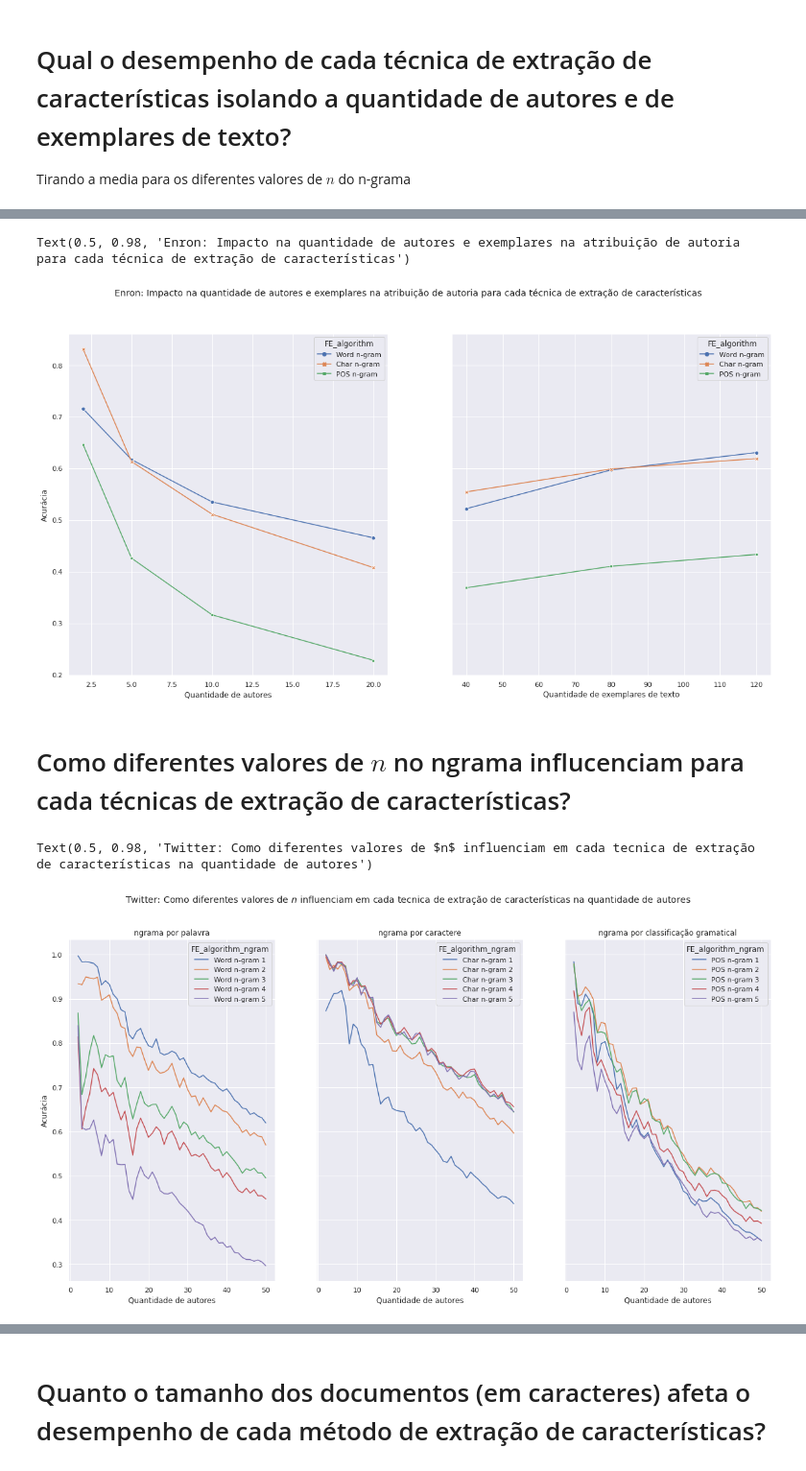
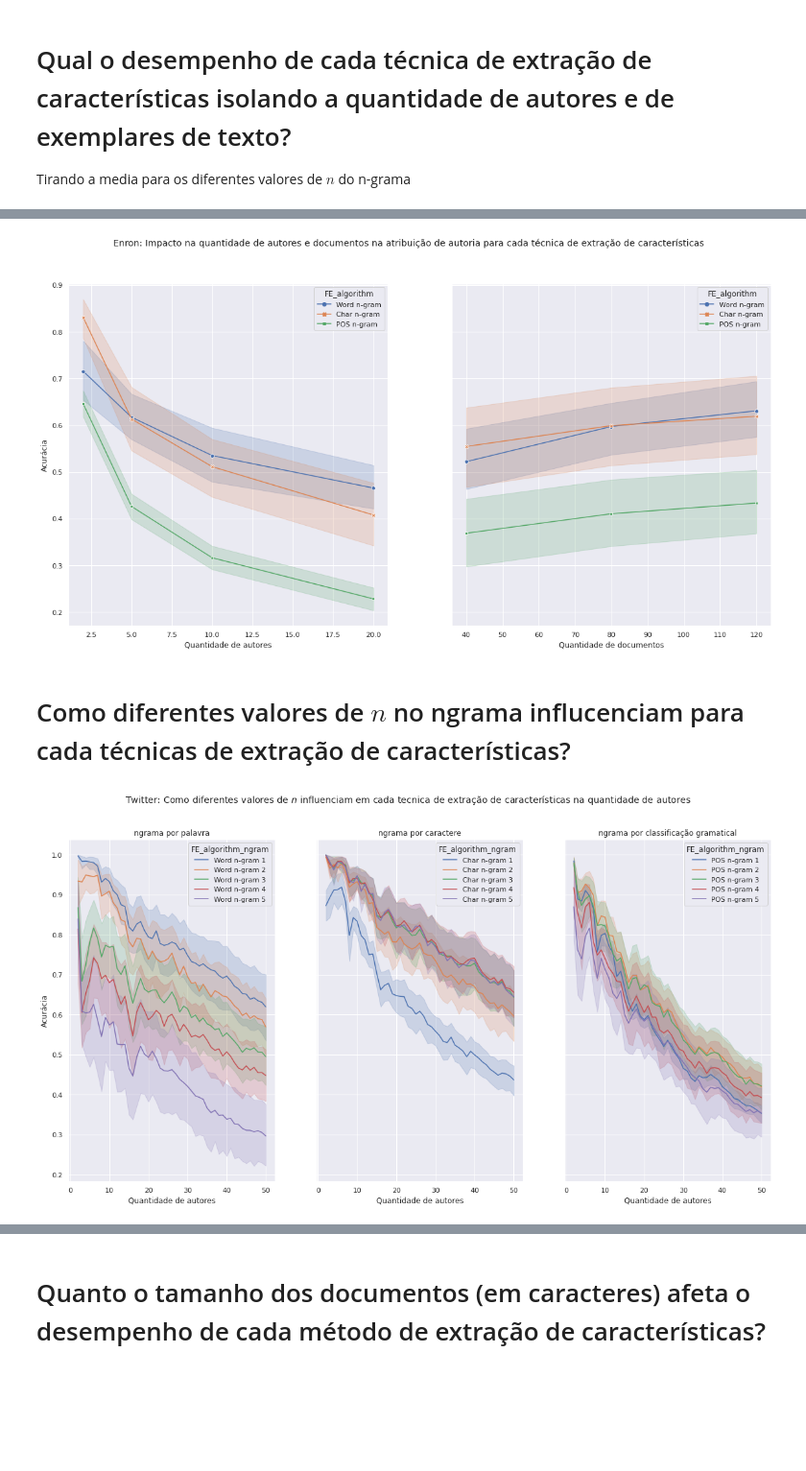
Before and after one commit to GabrielTrettel/PGC, a Jupyter notebook: src/analises/análises.ipynb, the cells around one changed output, grey strips where cells are left out. Shown at 96% size. Drawn from its saved outputs; the diff is of its cells as text; code cells hidden in the pictures; blank space fills up the shorter version.

```diff
--- a/src/analises/análises.ipynb
+++ b/src/analises/análises.ipynb
@@ -60,5 +60,8 @@ twitter_ex1
 # Qual o desempenho de cada técnica de extração de características isolando a quantidade de autores e de exemplares de texto?
 
 Tirando a media para os diferentes valores de $n$ do n-grama
+# %%
+figt = "../analises/figures/twitter/"
+fige = "../analises/figures/enron/"
 # %%
 fig, ax = plt.subplots(1,2, figsize=(20,10), sharey=True)
@@ -73,26 +76,26 @@ Text(0.5, 0.98, 'Twitter: Impacto na quantidade de autores e exemplares na atrib
 # %%
 fig, ax = plt.subplots(1,2, figsize=(20,10), sharey=True)
-d1 = sns.lineplot(data=enron_ex1, x="n_authors", y="accuracies", hue="FE_algorithm", ci=None, ax=ax[0], style="FE_algorithm", markers=True, dashes=False)
-d2 = sns.lineplot(data=enron_ex1, x="n_samples", y="accuracies", hue="FE_algorithm", ci=None, ax=ax[1], style="FE_algorithm", markers=True, dashes=False)
-d1.set_xlabel("Quantidade de autores"); d2.set_xlabel("Quantidade de exemplares de texto")
+d1 = sns.lineplot(data=enron_ex1, x="n_authors", y="accuracies", hue="FE_algorithm", ax=ax[0], style="FE_algorithm", markers=True, dashes=False)
+d2 = sns.lineplot(data=enron_ex1, x="n_samples", y="accuracies", hue="FE_algorithm", ax=ax[1], style="FE_algorithm", markers=True, dashes=False)
+d1.set_xlabel("Quantidade de autores"); d2.set_xlabel("Quantidade de documentos")
 d1.set_ylabel("Acurácia")
-fig.suptitle("Enron: Impacto na quantidade de autores e exemplares na atribuição de autoria para cada técnica de extração de características")
+fig.suptitle("Enron: Impacto na quantidade de autores e documentos na atribuição de autoria para cada técnica de extração de características")
+fig.savefig(fige + "exp1-qtda-qtde.pdf")
 # %% [output]
-Text(0.5, 0.98, 'Enron: Impacto na quantidade de autores e exemplares na atribuição de autoria para cada técnica de extração de características')
-[figure, old version]
+[figure, new version]
 # %% [markdown]
 # Como diferentes valores de $n$ no ngrama influcenciam para cada técnicas de extração de características?
 # %%
 fig, ax = plt.subplots(1,3, figsize=(20,10), sharex=True, sharey=True)
-d1 = sns.lineplot(data=twitter_ex1[twitter_ex1.FE_algorithm == "Word n-gram"], x="n_authors", y="accuracies", hue="FE_algorithm_ngram", ci=None, ax=ax[0])
-d2 = sns.lineplot(data=twitter_ex1[twitter_ex1.FE_algorithm == "Char n-gram"], x="n_authors", y="accuracies", hue="FE_algorithm_ngram", ci=None, ax=ax[1])
-d3 = sns.lineplot(data=twitter_ex1[twitter_ex1.FE_algorithm == "POS n-gram"], x="n_authors", y="accuracies", hue="FE_algorithm_ngram", ci=None, ax=ax[2])
+d1 = sns.lineplot(data=twitter_ex1[twitter_ex1.FE_algorithm == "Word n-gram"], x="n_authors", y="accuracies", hue="FE_algorithm_ngram", ax=ax[0])
+d2 = sns.lineplot(data=twitter_ex1[twitter_ex1.FE_algorithm == "Char n-gram"], x="n_authors", y="accuracies", hue="FE_algorithm_ngram", ax=ax[1])
+d3 = sns.lineplot(data=twitter_ex1[twitter_ex1.FE_algorithm == "POS n-gram"], x="n_authors", y="accuracies", hue="FE_algorithm_ngram", ax=ax[2])
 d1.set_title("ngrama por palavra"); d2.set_title("ngrama por caractere"); d3.set_title("ngrama por classificação gramatical")
 d1.set_xlabel("Quantidade de autores"); d2.set_xlabel("Quantidade de autores"); d3.set_xlabel("Quantidade de autores")
 d1.set_ylabel("Acurácia")
 fig.suptitle("Twitter: Como diferentes valores de $n$ influenciam em cada tecnica de extração de características na quantidade de autores")
+fig.savefig(figt + "ex1_2.pdf")
 # %% [output]
-Text(0.5, 0.98, 'Twitter: Como diferentes valores de $n$ influenciam em cada tecnica de extração de características na quantidade de autores')
-[figure, old version]
+[figure, new version]
 # %%
 fig, ax = plt.subplots(1,3, figsize=(20,10), sharex=True, sharey=True)
```
Also changed, not shown: parts of 17 cells of this notebook, 18 other files.
